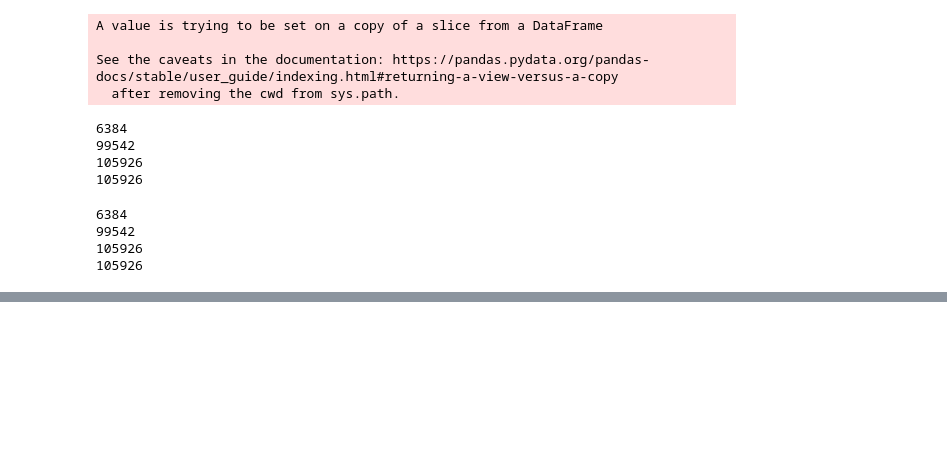
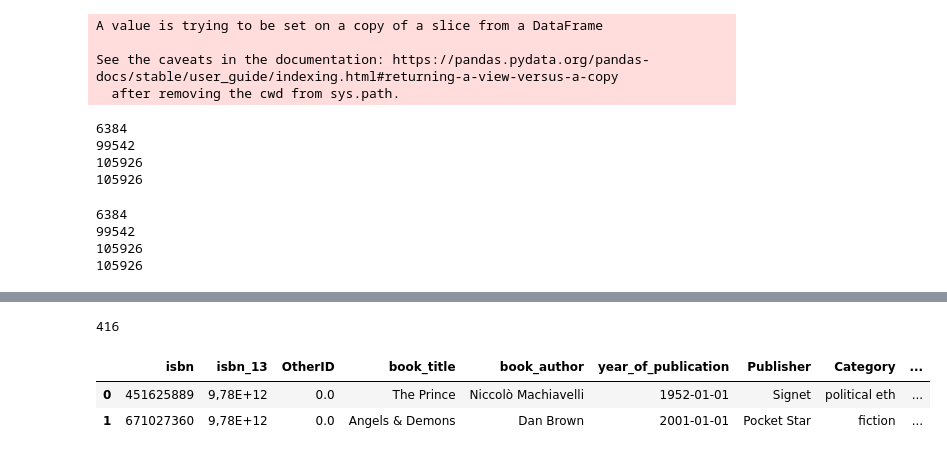
Before and after one commit to ArielNATAF/Books_project, a Jupyter notebook: datasets/Automatic_cleaning_colab_csv.ipynb, the cells around one changed output, grey strips where cells are left out. Drawn from its saved outputs; the diff is of its cells as text; code cells hidden in the pictures; blank space fills up the shorter version.

```diff
--- a/datasets/Automatic_cleaning_colab_csv.ipynb
+++ b/datasets/Automatic_cleaning_colab_csv.ipynb
@@ -1625,13 +1632,14 @@ books_scrapped_cleaned.to_csv(file_scrapper_w2v, sep = "|", index = False)
 # %%
+path_scrapper = "/content/drive/MyDrive/ProjetML/Base_BookCrossing/Base_completee/"
 file_1_cleaned = path_scrapper  + "bothWebSites_InternetSearch_AllBooks_GoodBooks_cleaned.csv"
 file_1_w2v = path_scrapper      + "bothWebSites_InternetSearch_AllBooks_GoodBooks_cleaned_w2v.csv"
 books_scrapped1_cleaned = pd.read_csv(file_1_cleaned, sep = '|')
-books_scrapped1_w2v = pd.read_csv(file_1_cleaned, sep = '|')
+books_scrapped1_w2v = pd.read_csv(file_1_w2v, sep = '|')
 # %%
 file_2_cleaned = path_scrapper + "bothWebSites_InternetSearch_AllBooks_BookCrossing_cleaned.csv"
 file_2_w2v = path_scrapper     + "bothWebSites_InternetSearch_AllBooks_BookCrossing_cleaned_w2v.csv"
 books_scrapped2_cleaned = pd.read_csv(file_2_cleaned, sep = '|')
-books_scrapped2_w2v = pd.read_csv(file_2_cleaned, sep = '|')
+books_scrapped2_w2v = pd.read_csv(file_2_w2v, sep = '|')
 # %%
 lines_OK = books_scrapped2_cleaned.isbn[books_scrapped2_cleaned["isbn"].isna() == False]
 
@@ -1681,0 +1692,3 @@ bookss_scrapped_w2v.to_csv(files_w2v, sep = "|", index = False)
+# %%
+files_cleaned = path_scrapper  + "bothWebSites_InternetSearch_AllBooks_cleaned.csv"
+bookss_scrapped_cleaned = pd.read_csv(files_cleaned, sep = '|')
@@ -1681,0 +1743,30 @@ bookss_scrapped_w2v.to_csv(files_w2v, sep = "|", index = False)
+# %%
+#for about 114 000 books, execution in 13 min
+
+lines_OK = bookss_scrapped_cleaned.book_author[bookss_scrapped_cleaned.book_author.isna() == False]
+print(lines_OK.index)
+
+#save of the duplicates
+df_duplicates = pd.DataFrame(columns = bookss_scrapped_cleaned.columns)
+
+#we construct as we go along the list of unique tuple (Title, Author)
+listTitleAuthor = []
+nb_duplicates = 0
+
+for i in lines_OK.index:
+
+  #in case where this couple (title, author) has already been found (so in listTitleAuthor)
+  #we have the remove the corresponding line
+  if ((bookss_scrapped_cleaned.book_title[i], bookss_scrapped_cleaned.book_author[i]) in listTitleAuthor):
+    #lines removed are saved in another dataframe
+    #print("\n{2} {0} {1}".format(bookss_scrapped_cleaned.book_title[i], bookss_scrapped_cleaned.book_author[i], i))
+    df_duplicates.loc[nb_duplicates] = bookss_scrapped_cleaned.loc[i]
+    nb_duplicates = nb_duplicates + 1
+
+    bookss_scrapped_cleaned.drop(i, axis = 0, inplace = True)
+  else:
+    listTitleAuthor.append((bookss_scrapped_cleaned.book_title[i], bookss_scrapped_cleaned.book_author[i]))
+
+#when a line is removed, its index also is removed
+#so this function renumbers the indexes from 0 to n
+bookss_scrapped_cleaned.reset_index(inplace = True, drop = True)
@@ -1681,0 +1787,8 @@ bookss_scrapped_w2v.to_csv(files_w2v, sep = "|", index = False)
+# %%
+print(len(df_duplicates))
+df_duplicates.head(2)
+# %% [output]
+416
+|  | isbn | isbn_13 | OtherID | book_title | book_author | year_of_publication | Publisher | Category | ... |
+| 0 | 451625889 | 9,78E+12 | 0.0 | The Prince | Niccolò Machiavelli | 1952-01-01 | Signet | political eth | ... |
+| 1 | 671027360 | 9,78E+12 | 0.0 | Angels & Demons | Dan Brown | 2001-01-01 | Pocket Star | fiction | ... |
```
Also changed, not shown: parts of 48 cells of this notebook, 1 other file.
